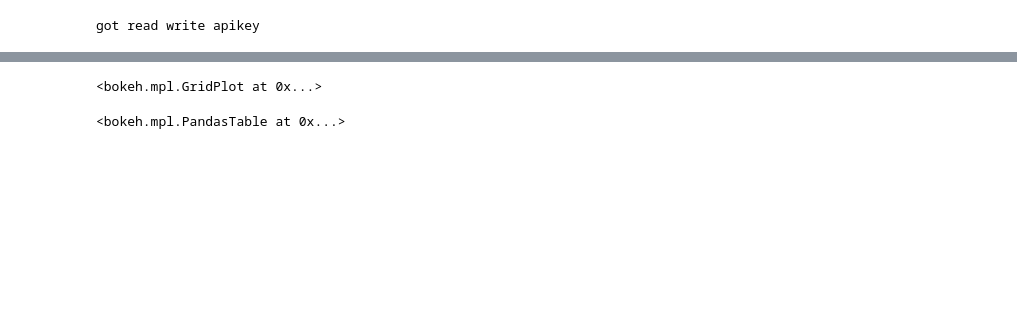
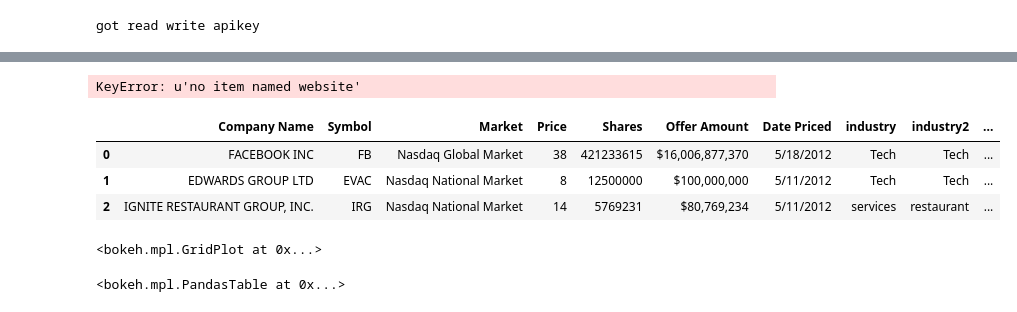
Before and after one commit to ijstokes/ipo_ipynb, a Jupyter notebook: ipo.ipynb, the cells around one changed output, grey strips where cells are left out. Drawn from its saved outputs; the diff is of its cells as text; code cells hidden in the pictures; blank space fills up the shorter version.

```diff
--- a/ipo.ipynb
+++ b/ipo.ipynb
@@ -13,3 +11,2 @@ p.notebook_connect()
 # %%
-df = pandas.read_csv("/Users/paddy/wakari/scratchhome/ipo/ipo1.csv")
-df
+df = pandas.read_csv("/Users/paddy/code/ipo_ipynb/ipo_full.csv")
@@ -48,8 +54,0 @@ def price_rows(symbol):
-# %%
-
-diffs = df.Symbol.map(price_rows)
-df['one_day_change'] = diffs
-df['Shares2'] = df.Shares.map(lambda x: int("".join(x.split(","))))
-df['Price2'] = df.Price.map(lambda x: float(x.strip()[1:]))
-df['Change2'] = df.one_day_change * 100
-df
@@ -69,0 +55,21 @@ df
+# %%
+df["Shares2"] = df["Shares"].map(clean_comma)
+df["Shares"] = df["Shares2"]
+del df["Shares2"]
+df["Price2"] = df["Price"].map(clean_dollar)
+df["Price"] = df["Price2"]
+del df["Price2"]
+del df["uneeded"]
+#del df["website"]
+df[:3]
+# %% [output]
+KeyError: u'no item named website'
+# %%
+df["Market_Cap"] = df.Price * df.Shares
+df["Market_CapMM"] = df.Market_Cap / 1000000
+df[:3]
+# %% [output]
+|  | Company Name | Symbol | Market | Price | Shares | Offer Amount | Date Priced | industry | industry2 | ... |
+| 0 | FACEBOOK INC | FB | Nasdaq Global Market | 38 | 421233615 | $16,006,877,370 | 5/18/2012 | Tech | Tech | ... |
+| 1 | EDWARDS GROUP LTD | EVAC | Nasdaq National Market | 8 | 12500000 | $100,000,000 | 5/11/2012 | Tech | Tech | ... |
+| 2 | IGNITE RESTAURANT GROUP, INC. | IRG | Nasdaq National Market | 14 | 5769231 | $80,769,234 | 5/11/2012 | services | restaurant | ... |
```
Also changed, not shown: parts of 11 cells of this notebook, 1 other file.
